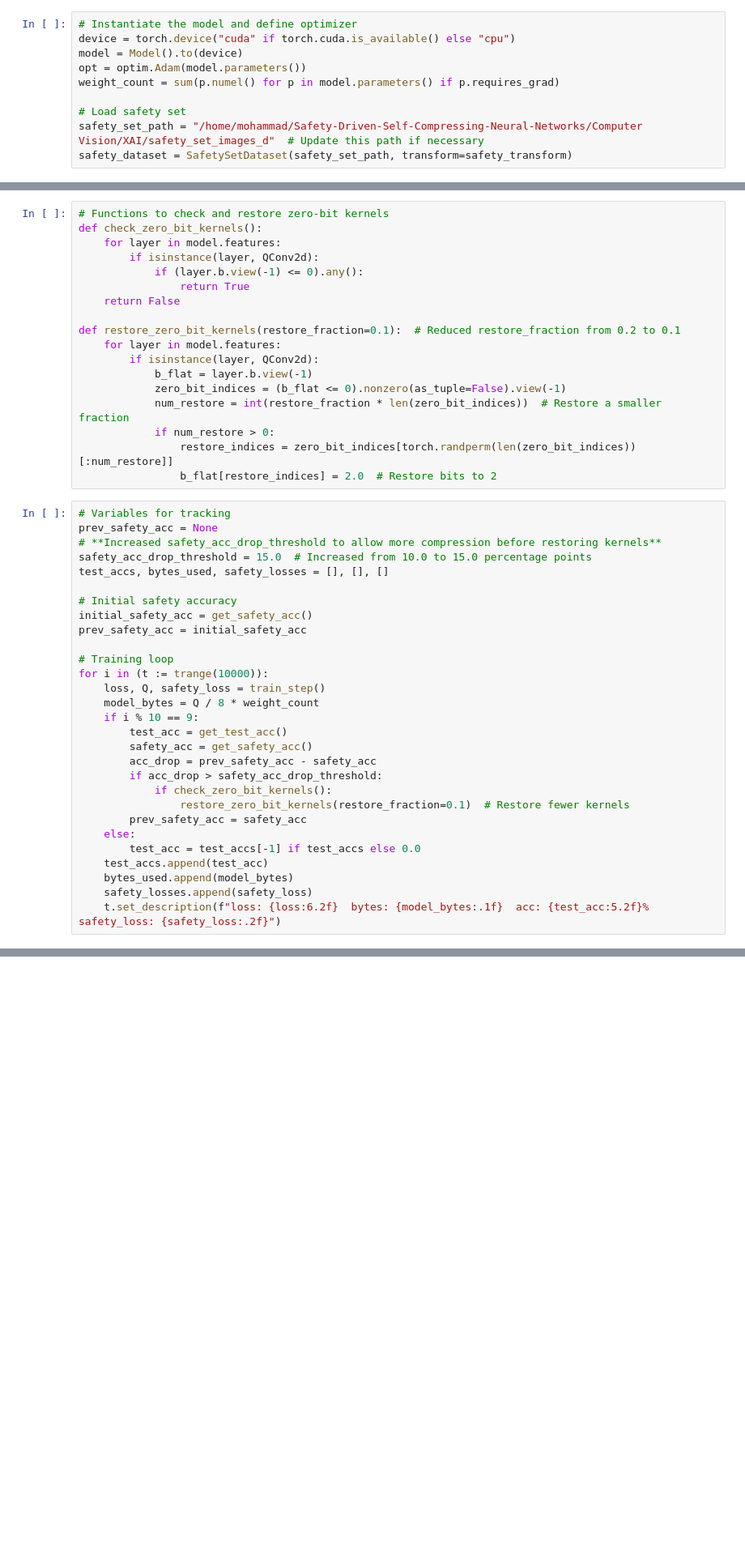
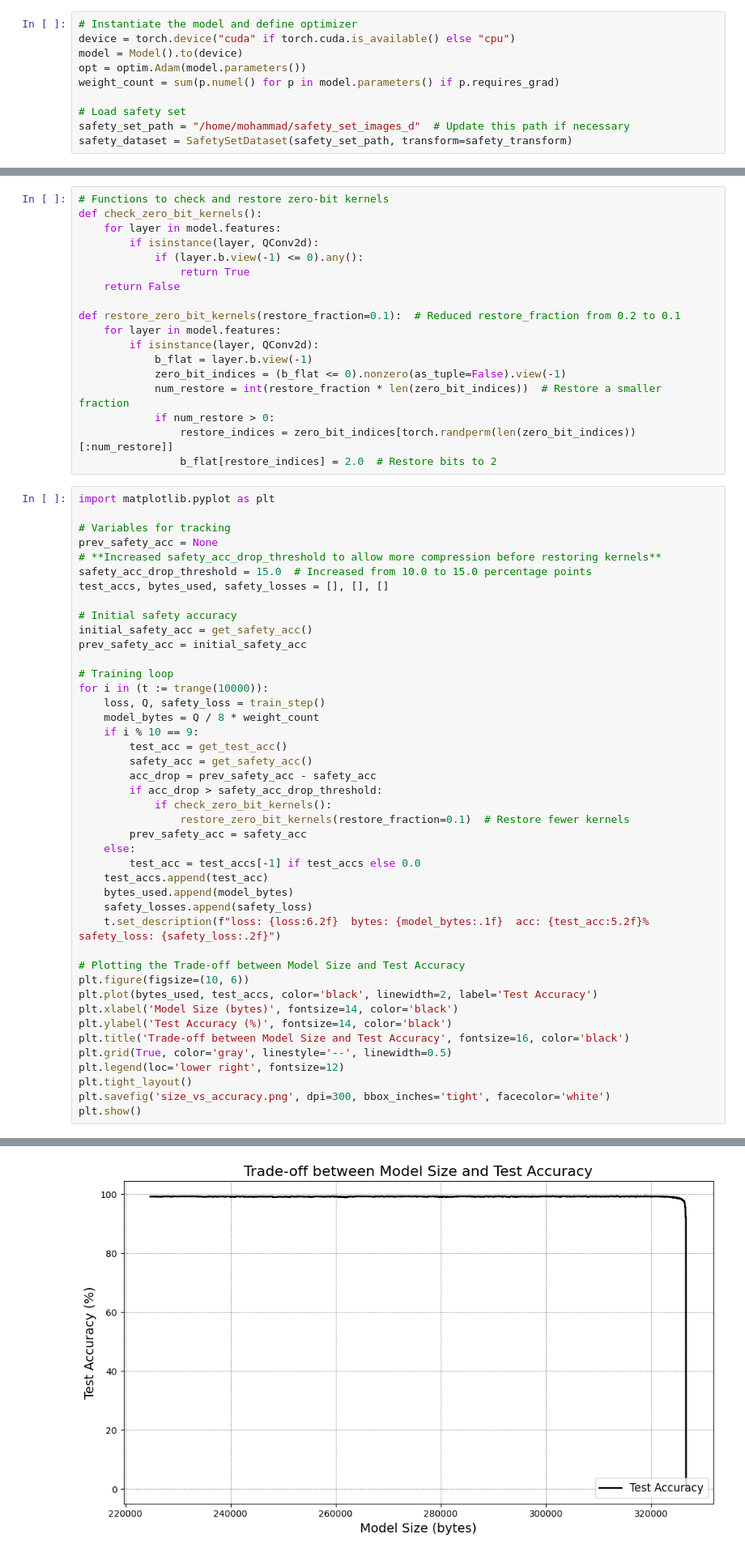
Before and after one commit to Moe-Zbeeb/Optimizing-Deep-Neural-Networks-via-Safety-Guided-Self-Compression, a Jupyter notebook: Computer Vision/selfcompressing/experimentmain.ipynb, the cells around one changed output, grey strips where cells are left out. Shown at 81% size. Drawn from its saved outputs; the diff is of its cells as text; blank space fills up the shorter version.

```diff
--- a/Computer Vision/selfcompressing/experimentmain.ipynb
+++ b/Computer Vision/selfcompressing/experimentmain.ipynb
@@ -119,7 +119,7 @@ opt = optim.Adam(model.parameters())
 weight_count = sum(p.numel() for p in model.parameters() if p.requires_grad)
 
 # Load safety set
-safety_set_path = "/home/mohammad/Safety-Driven-Self-Compressing-Neural-Networks/Computer Vision/XAI/safety_set_images_d"  # Update this path if necessary
+safety_set_path = "/home/mohammad/safety_set_images_d"  # Update this path if necessary
 safety_dataset = SafetySetDataset(safety_set_path, transform=safety_transform)
 # %%
 # Define training step function with increased compression weight
@@ -202,6 +202,8 @@ def restore_zero_bit_kernels(restore_fraction=0.1):  # Reduced restore_fraction
                 restore_indices = zero_bit_indices[torch.randperm(len(zero_bit_indices))[:num_restore]]
                 b_flat[restore_indices] = 2.0  # Restore bits to 2
 # %%
+import matplotlib.pyplot as plt
+
 # Variables for tracking
 prev_safety_acc = None
 # **Increased safety_acc_drop_threshold to allow more compression before restoring kernels**
@@ -230,4 +232,16 @@ for i in (t := trange(10000)):
     bytes_used.append(model_bytes)
     safety_losses.append(safety_loss)
     t.set_description(f"loss: {loss:6.2f}  bytes: {model_bytes:.1f}  acc: {test_acc:5.2f}%  safety_loss: {safety_loss:.2f}")
+
+# Plotting the Trade-off between Model Size and Test Accuracy
+plt.figure(figsize=(10, 6))
+plt.plot(bytes_used, test_accs, color='black', linewidth=2, label='Test Accuracy')
+plt.xlabel('Model Size (bytes)', fontsize=14, color='black')
+plt.ylabel('Test Accuracy (%)', fontsize=14, color='black')
+plt.title('Trade-off between Model Size and Test Accuracy', fontsize=16, color='black')
+plt.grid(True, color='gray', linestyle='--', linewidth=0.5)
+plt.legend(loc='lower right', fontsize=12)
+plt.tight_layout()
+plt.savefig('size_vs_accuracy.png', dpi=300, bbox_inches='tight', facecolor='white')
+plt.show()
 # %% [output]
@@ -234,0 +248 @@ KeyboardInterrupt:
+[figure, added]
```
Also changed, not shown: parts of 9 cells of this notebook, 10 other files.
